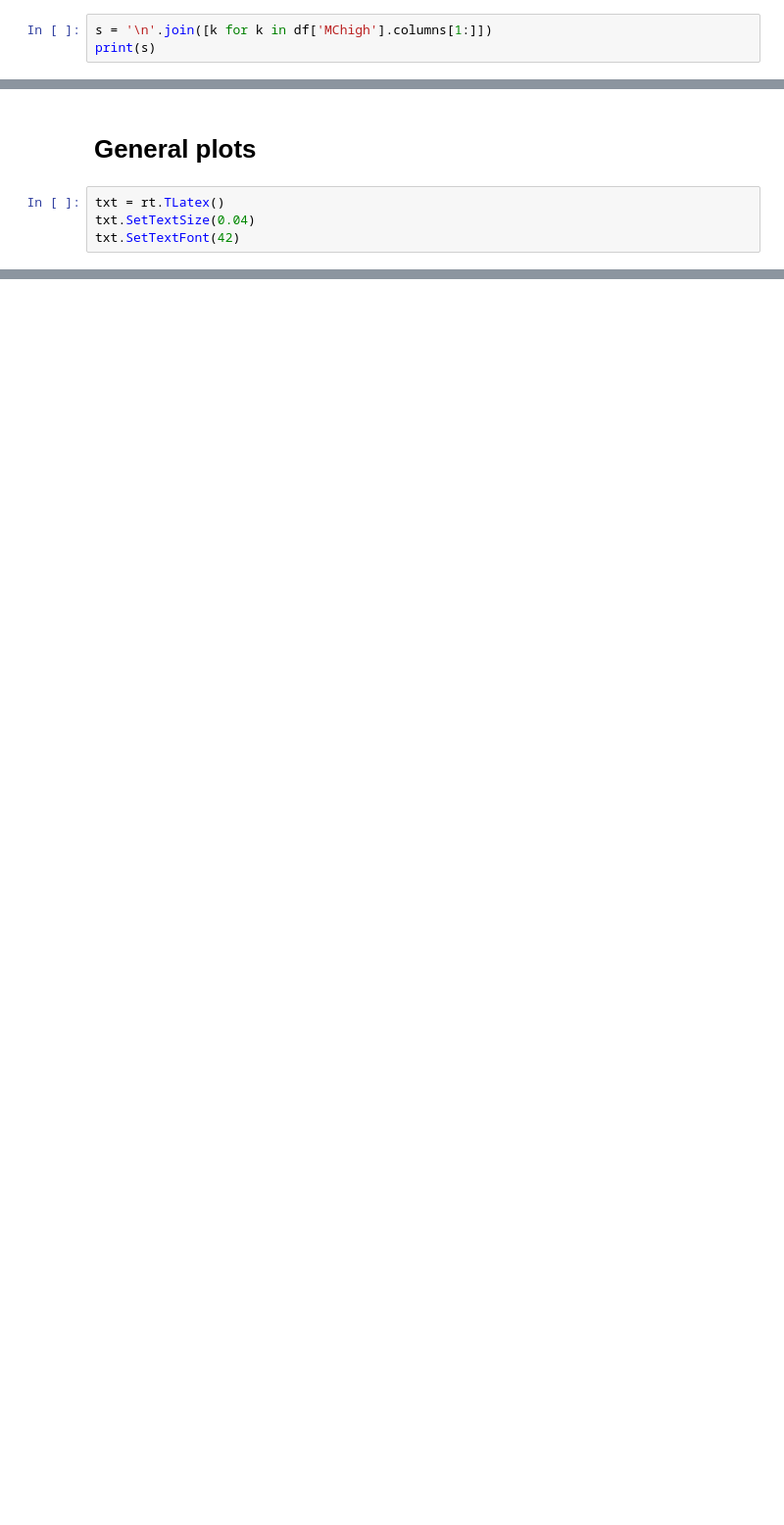
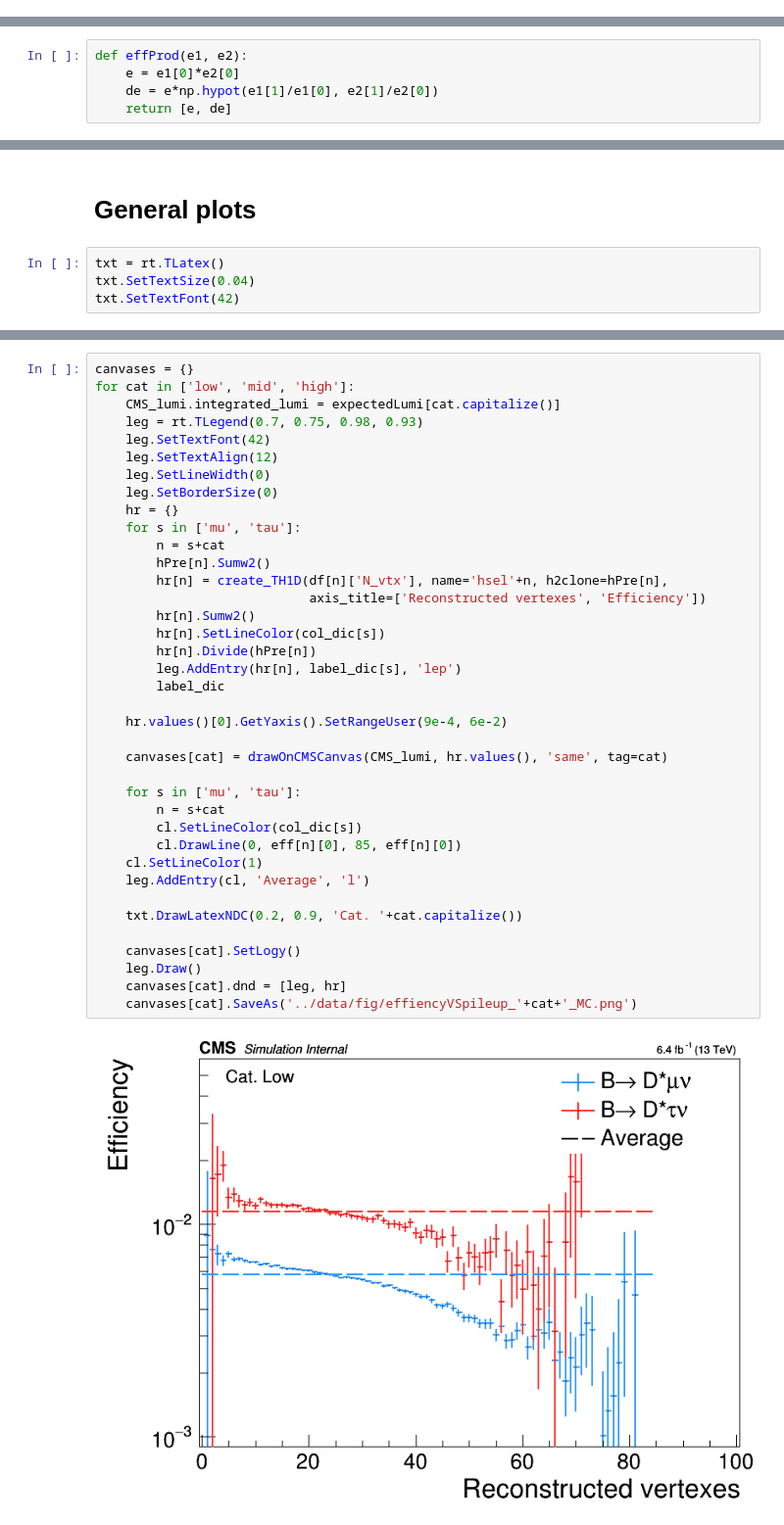
Before and after one commit to ocerri/BPH_RD_Analysis, a Jupyter notebook: plot_scripts/TotalEfficiency_vs_Pileup.ipynb, the cells around one changed output, grey strips where cells are left out. Shown at 98% size. Drawn from its saved outputs; the diff is of its cells as text; blank space fills up the shorter version.

```diff
--- a/plot_scripts/TotalEfficiency_vs_Pileup.ipynb
+++ b/plot_scripts/TotalEfficiency_vs_Pileup.ipynb
@@ -60,3 +31,0 @@ for cat in ['high']:
-# %%
-s = '\n'.join([k for k in df['MChigh'].columns[1:]])
-print(s)
@@ -117,0 +32,5 @@ def make_comp_plot_1D(inputs, #[x, label, color=-1 (auto), weights (None)]
+# %%
+def effProd(e1, e2):
+    e = e1[0]*e2[0]
+    de = e*np.hypot(e1[1]/e1[0], e2[1]/e2[0])
+    return [e, de]
@@ -163,0 +66,40 @@ txt.DrawLatexNDC(0.97, 0.94, 'High cat.')
+# %%
+canvases = {}
+for cat in ['low', 'mid', 'high']:
+    CMS_lumi.integrated_lumi = expectedLumi[cat.capitalize()]
+    leg = rt.TLegend(0.7, 0.75, 0.98, 0.93)
+    leg.SetTextFont(42)
+    leg.SetTextAlign(12)
+    leg.SetLineWidth(0)
+    leg.SetBorderSize(0)
+    hr = {}
+    for s in ['mu', 'tau']:
+        n = s+cat
+        hPre[n].Sumw2()
+        hr[n] = create_TH1D(df[n]['N_vtx'], name='hsel'+n, h2clone=hPre[n],
+                            axis_title=['Reconstructed vertexes', 'Efficiency'])
+        hr[n].Sumw2()
+        hr[n].SetLineColor(col_dic[s])
+        hr[n].Divide(hPre[n])
+        leg.AddEntry(hr[n], label_dic[s], 'lep')
+        label_dic
+
+    hr.values()[0].GetYaxis().SetRangeUser(9e-4, 6e-2)
+
+    canvases[cat] = drawOnCMSCanvas(CMS_lumi, hr.values(), 'same', tag=cat)
+
+    for s in ['mu', 'tau']:
+        n = s+cat
+        cl.SetLineColor(col_dic[s])
+        cl.DrawLine(0, eff[n][0], 85, eff[n][0])
+    cl.SetLineColor(1)
+    leg.AddEntry(cl, 'Average', 'l')
+
+    txt.DrawLatexNDC(0.2, 0.9, 'Cat. '+cat.capitalize())
+
+    canvases[cat].SetLogy()
+    leg.Draw()
+    canvases[cat].dnd = [leg, hr]
+    canvases[cat].SaveAs('../data/fig/effiencyVSpileup_'+cat+'_MC.png')
+# %% [output]
+[figure, added]
```
Also changed, not shown: parts of 9 cells of this notebook, 4 other files.
